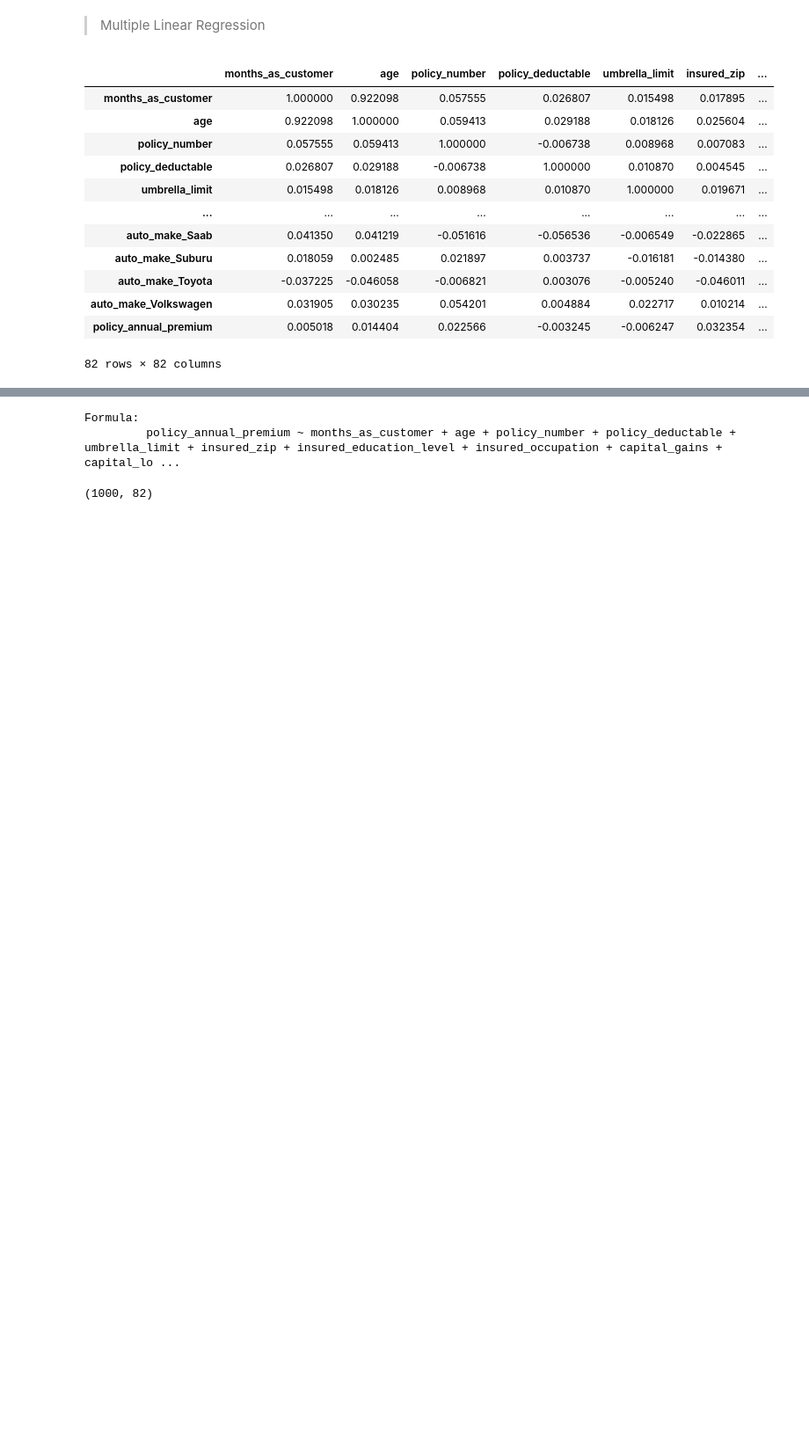
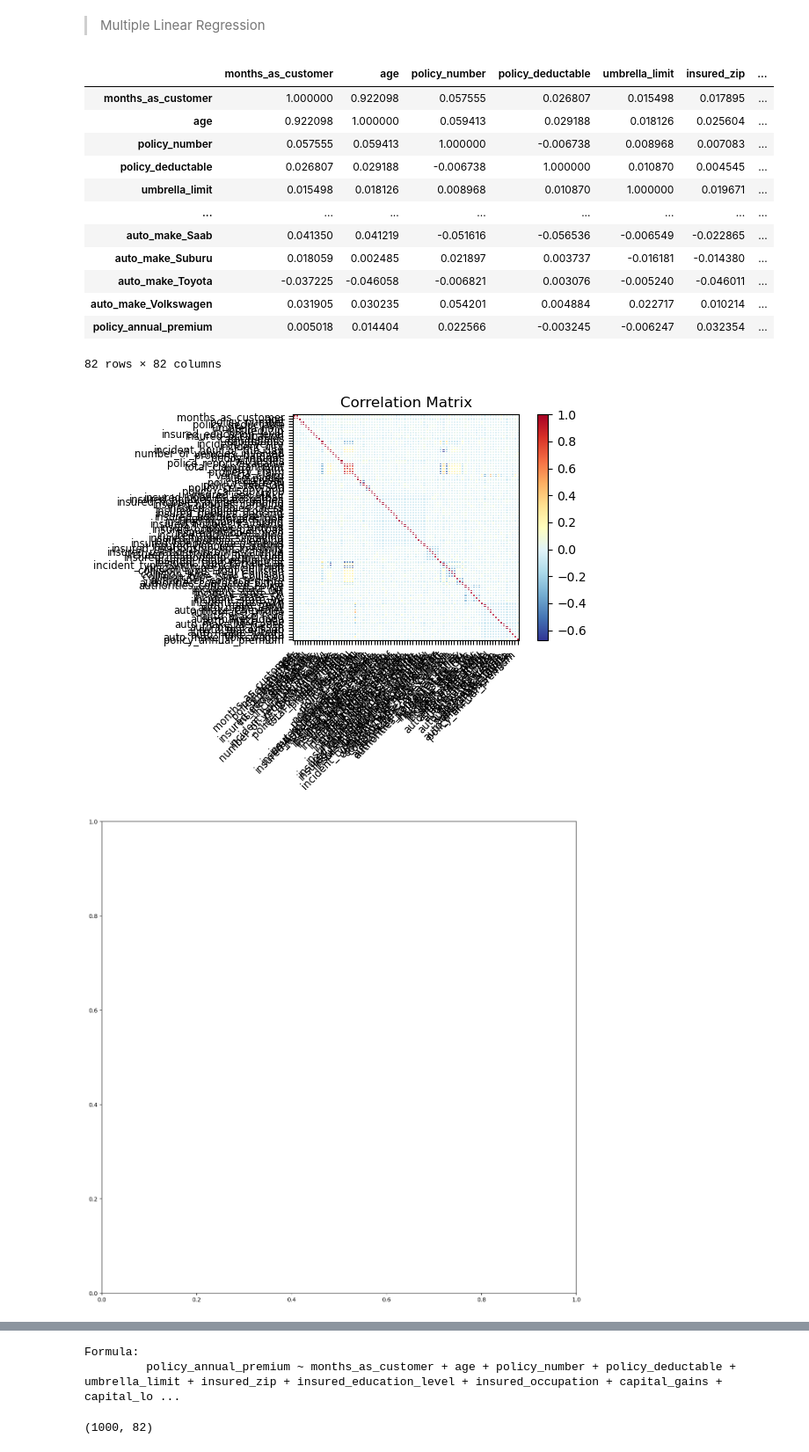
Before and after one commit to mzwandile-stuurman/insurance_claims, a Jupyter notebook: QCTO---Workplace-Module-Notebook-Template-4571.ipynb, the cells around one changed output, grey strips where cells are left out. Shown at 88% size. Saved outputs shown, nothing was run; the diff lists cells and outputs as text; code cells hidden in the pictures; blank space fills up the shorter version.

```diff
--- a/QCTO---Workplace-Module-Notebook-Template-4571.ipynb
+++ b/QCTO---Workplace-Module-Notebook-Template-4571.ipynb
@@ -483,7 +519,10 @@ reg_df.corr()
 # %%
 
 from statsmodels.graphics.correlation import plot_corr
 
 fig = plt.figure(figsize=(15,15))
 ax = fig.add_subplot(111)
-plot_corr(reg_df.corr(), xnames = reg_df.corr().columns, ax = ax)
+plot_corr(reg_df.corr(), xnames = reg_df.corr().columns)
+# %% [output]
+[figure, added]
+[figure, added]
```
Also changed, not shown: parts of 74 cells of this notebook, 2 other files.
